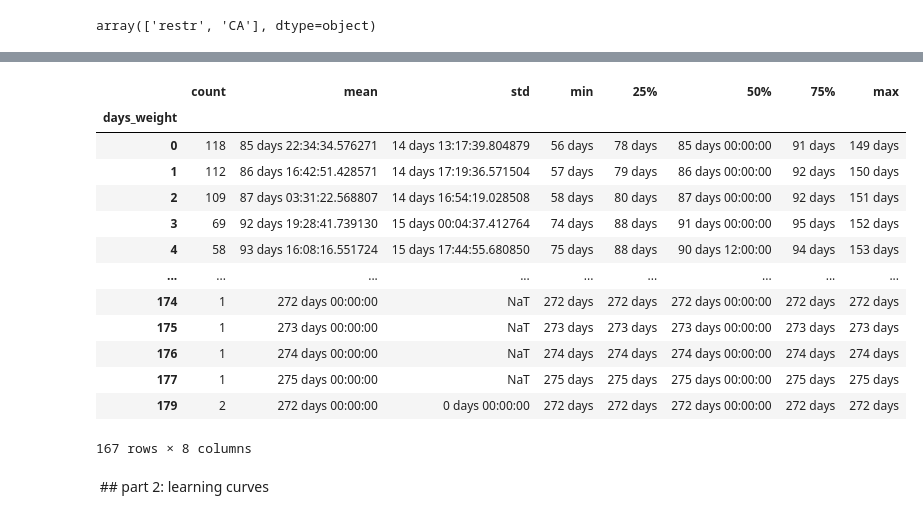
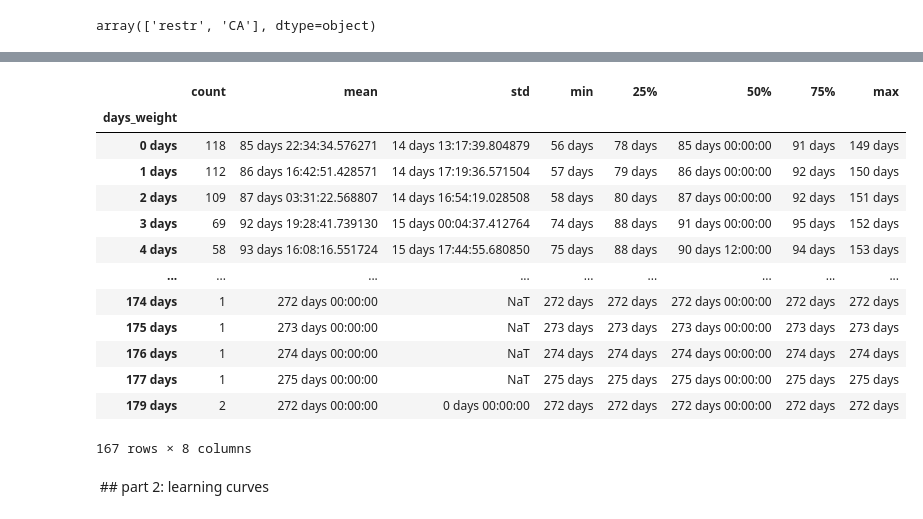
Before and after one commit to int-brain-lab/citricAcid, a Jupyter notebook: brainwidemap_mice.ipynb, the cells around one changed output, grey strips where cells are left out. Drawn from its saved outputs; the diff is of its cells as text; code cells hidden in the pictures.

```diff
--- a/brainwidemap_mice.ipynb
+++ b/brainwidemap_mice.ipynb
@@ -101,6 +100,19 @@ for index, sjdatgr in df.groupby(['subject_nickname']):
             print('%s''s first WR has no end date'%subj_q.fetch1('subject_nickname'))
 
         else:
+
+            # ensure we add a weight on the day that was logged as start of WR
+            sjdat = sjdat.append({'subject_uuid':sjdat.subject_uuid.unique().item(),
+                          'subject_nickname':sjdat.subject_nickname.unique().item(),
+                          'sex':sjdat.sex.unique().item(),
+                          'subject_birth_date':sjdat.subject_birth_date.unique().item(),
+                          'weekend_water_regime':sjdat.weekend_water_regime.unique().item(),
+                          'watertype':'water',
+                          'lab_name':sjdat.lab_name.unique().item(),
+                          'subject_project':sjdat.subject_project.unique().item(),
+                          'session_date':restrictions.restriction_start_date.item(),
+                          'avg_weight':restrictions.reference_weight.item()}, ignore_index=True)
+
             # look at weight curves as a function the animal's reference weight
             sjdat['norm_weight'] = sjdat['avg_weight'] / restrictions.reference_weight.item()
 
@@ -143,28 +155,28 @@ ibl_witten_14s first WR has no end date
 # %%
 # compute age range
 df['session_age'] = (df.session_date - df.subject_birth_date)
 
 ## ADD SOME MORE USEFUL INFO - group by week, from Saturday to Friday
 df['session_date'] = pd.to_datetime(df.session_date)
 df['week_number']  = df['session_date'].dt.week
 df['weekday_name'] = df['session_date'].dt.day_name()
-df['days_weight']  = df['days_weight'].dt.days
+#df['days_weight']  = df['days_weight'].dt.days
 
 df.groupby(['days_weight'])['session_age'].describe()
 # %% [output]
 |  | count | mean | std | min | 25% | 50% | 75% | max |
 | days_weight |  |  |  |  |  |  |  |  |
-| 0 | 118 | 85 days 22:34:34.576271 | 14 days 13:17:39.804879 | 56 days | 78 days | 85 days 00:00:00 | 91 days | 149 days |
-| 1 | 112 | 86 days 16:42:51.428571 | 14 days 17:19:36.571504 | 57 days | 79 days | 86 days 00:00:00 | 92 days | 150 days |
-| 2 | 109 | 87 days 03:31:22.568807 | 14 days 16:54:19.028508 | 58 days | 80 days | 87 days 00:00:00 | 92 days | 151 days |
-| 3 | 69 | 92 days 19:28:41.739130 | 15 days 00:04:37.412764 | 74 days | 88 days | 91 days 00:00:00 | 95 days | 152 days |
-| 4 | 58 | 93 days 16:08:16.551724 | 15 days 17:44:55.680850 | 75 days | 88 days | 90 days 12:00:00 | 94 days | 153 days |
+| 0 days | 118 | 85 days 22:34:34.576271 | 14 days 13:17:39.804879 | 56 days | 78 days | 85 days 00:00:00 | 91 days | 149 days |
+| 1 days | 112 | 86 days 16:42:51.428571 | 14 days 17:19:36.571504 | 57 days | 79 days | 86 days 00:00:00 | 92 days | 150 days |
+| 2 days | 109 | 87 days 03:31:22.568807 | 14 days 16:54:19.028508 | 58 days | 80 days | 87 days 00:00:00 | 92 days | 151 days |
+| 3 days | 69 | 92 days 19:28:41.739130 | 15 days 00:04:37.412764 | 74 days | 88 days | 91 days 00:00:00 | 95 days | 152 days |
+| 4 days | 58 | 93 days 16:08:16.551724 | 15 days 17:44:55.680850 | 75 days | 88 days | 90 days 12:00:00 | 94 days | 153 days |
 | ... | ... | ... | ... | ... | ... | ... | ... | ... |
-| 174 | 1 | 272 days 00:00:00 | NaT | 272 days | 272 days | 272 days 00:00:00 | 272 days | 272 days |
-| 175 | 1 | 273 days 00:00:00 | NaT | 273 days | 273 days | 273 days 00:00:00 | 273 days | 273 days |
-| 176 | 1 | 274 days 00:00:00 | NaT | 274 days | 274 days | 274 days 00:00:00 | 274 days | 274 days |
-| 177 | 1 | 275 days 00:00:00 | NaT | 275 days | 275 days | 275 days 00:00:00 | 275 days | 275 days |
-| 179 | 2 | 272 days 00:00:00 | 0 days 00:00:00 | 272 days | 272 days | 272 days 00:00:00 | 272 days | 272 days |
+| 174 days | 1 | 272 days 00:00:00 | NaT | 272 days | 272 days | 272 days 00:00:00 | 272 days | 272 days |
+| 175 days | 1 | 273 days 00:00:00 | NaT | 273 days | 273 days | 273 days 00:00:00 | 273 days | 273 days |
+| 176 days | 1 | 274 days 00:00:00 | NaT | 274 days | 274 days | 274 days 00:00:00 | 274 days | 274 days |
+| 177 days | 1 | 275 days 00:00:00 | NaT | 275 days | 275 days | 275 days 00:00:00 | 275 days | 275 days |
+| 179 days | 2 | 272 days 00:00:00 | 0 days 00:00:00 | 272 days | 272 days | 272 days 00:00:00 | 272 days | 272 days |
 167 rows × 8 columns
 # %% [markdown]
  ## part 2: learning curves
```
Also changed, not shown: parts of 2 cells of this notebook, 27 other files.
